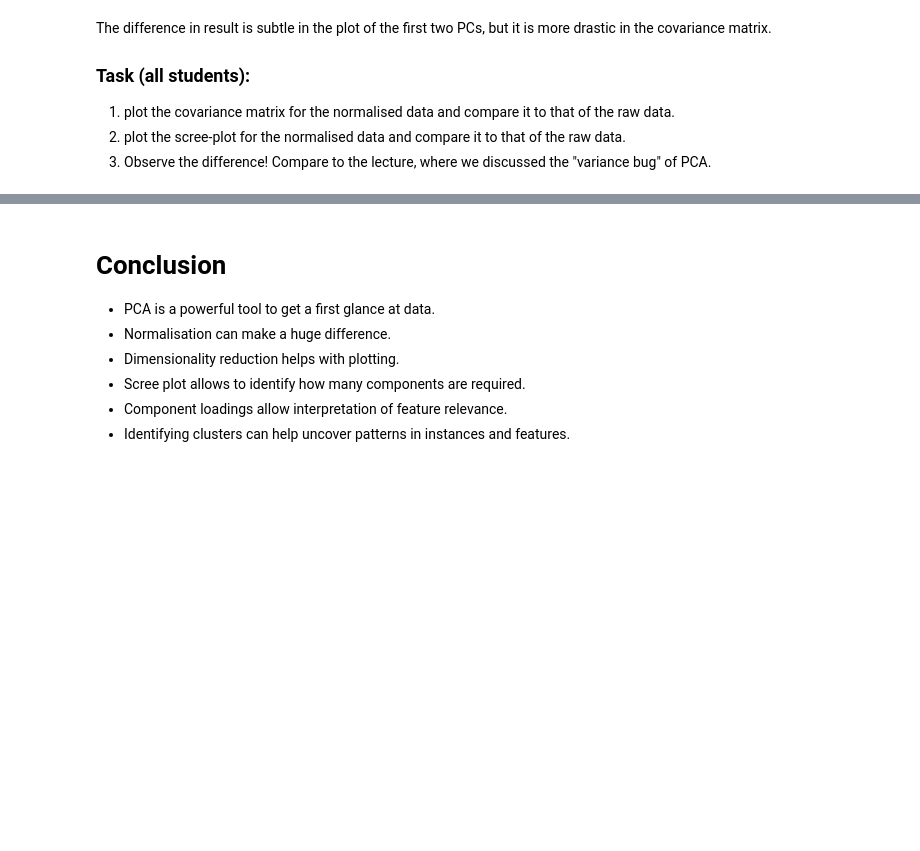
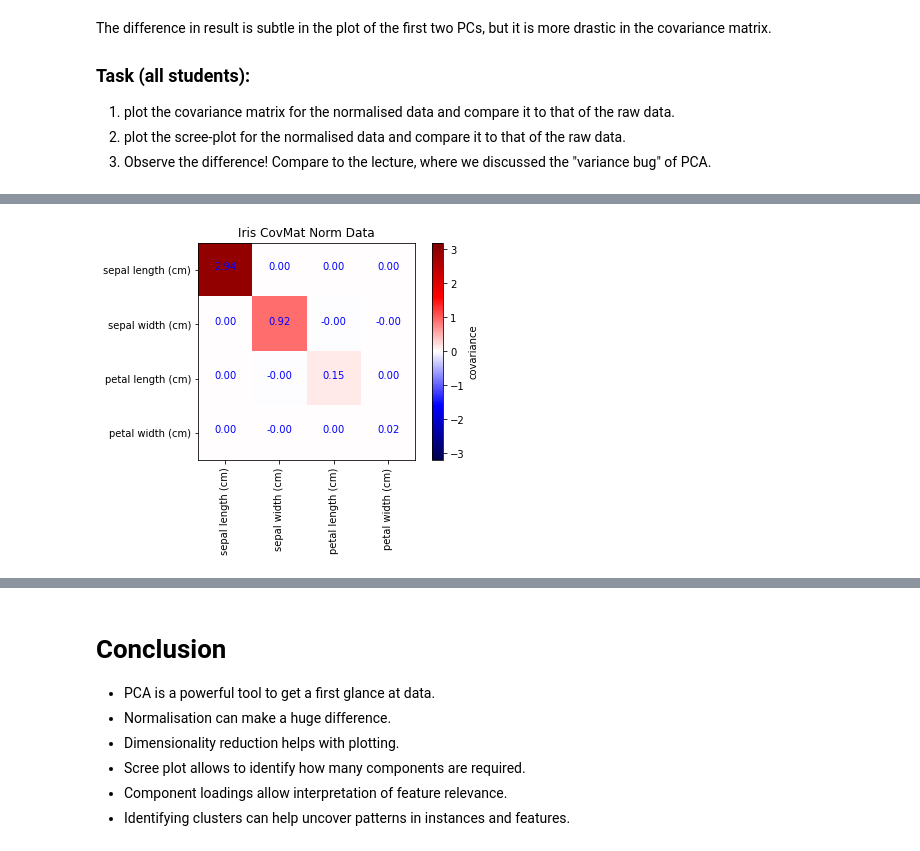
Before and after one commit to rifat0153/7COM1074-Notebooks, a Jupyter notebook: practical2.ipynb, the cells around one changed output, grey strips where cells are left out. Saved outputs shown, nothing was run; the diff lists cells and outputs as text; code cells hidden in the pictures; blank space fills up the shorter version.

```diff
--- a/practical2.ipynb
+++ b/practical2.ipynb
@@ -595,0 +596,24 @@ The difference in result is subtle in the plot of the first two PCs, but it is m
+# %%
+pca = PCA()
+pca.fit(iris_pca_norm)
+iris_pca_norm_pca = pca.transform(iris_pca_norm)
+expl_var_norm = pca.explained_variance_ratio_
+
+
+covmat = pca.get_covariance()
+iris_covmat_norm = covmat
+
+ax = plt.gca()
+img = ax.imshow(iris_covmat_norm, cmap='seismic', vmin=-3.2, vmax=3.2)
+plt.title('Iris CovMat Norm Data')
+plt.colorbar(img, label='covariance')
+ax.set_yticks([0, 1, 2, 3])
+t = ax.set_yticklabels(iris['feature_names'])
+ax.set_xticks([0, 1, 2, 3])
+t = ax.set_xticklabels(iris['feature_names'], rotation=90)
+for x in range(4):
+    for y in range(4):
+        ax.text(x, y, "{:.2f}".format(iris_covmat_norm[y, x]), {
+                'ha': 'center', 'color': "blue"})
+# %% [output]
+[figure, added]
```
Also changed, not shown: parts of 12 cells of this notebook, 1 other file.
